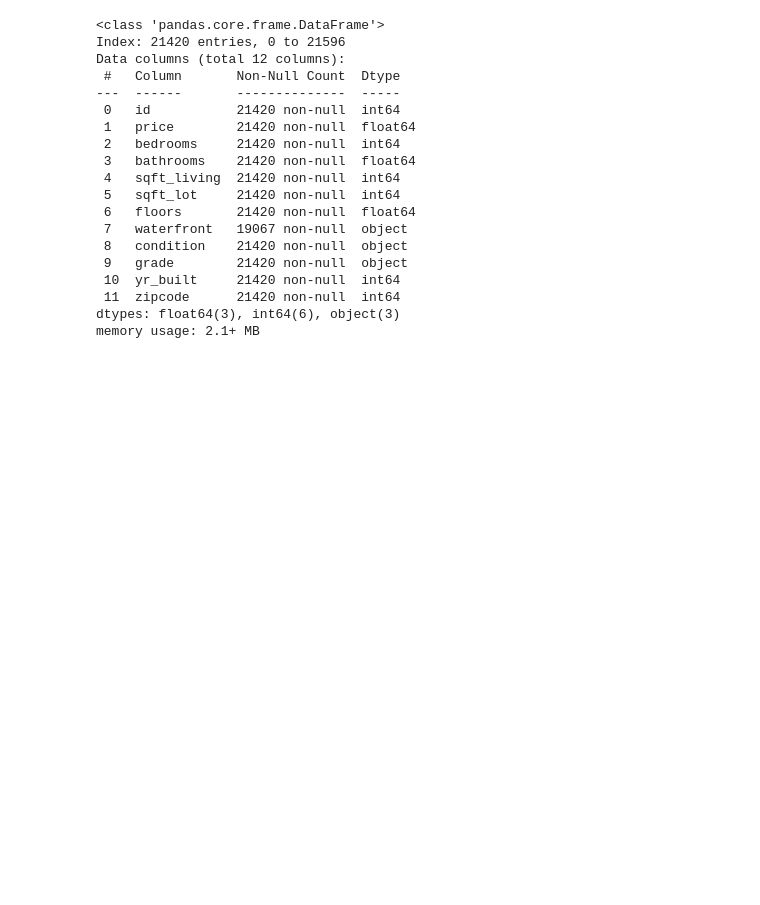
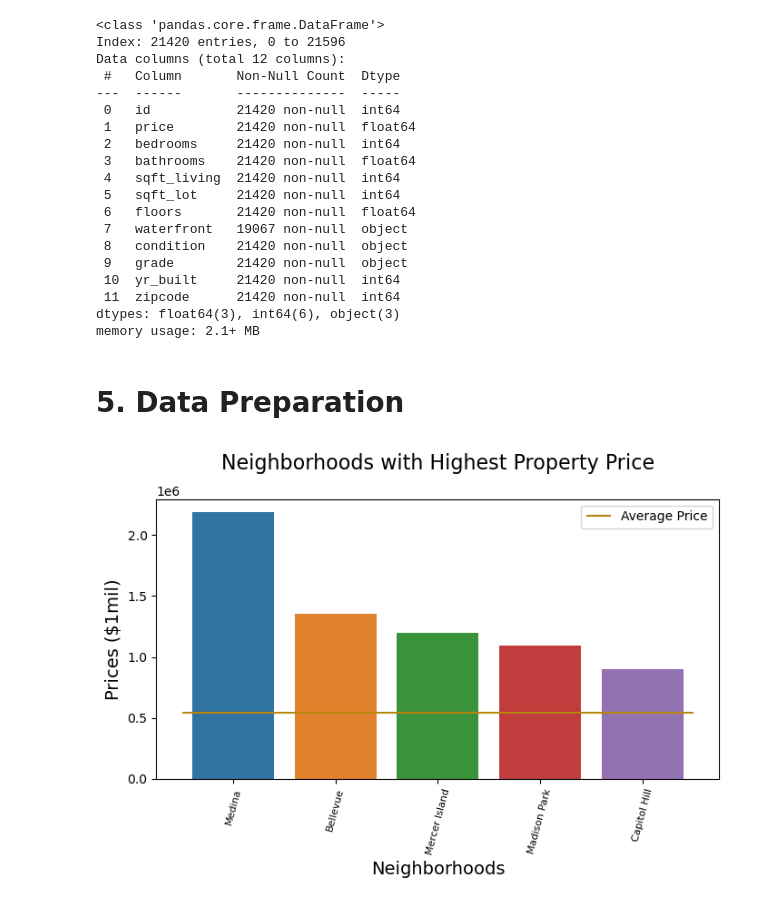
Before and after one commit to FionaNalianya/King-County-House-Sales, a Jupyter notebook: notebook.ipynb, the cells around one changed output. Cells and saved outputs as stored; diff of their text form; code cells hidden in the pictures; blank space fills up the shorter version.

```diff
--- a/notebook.ipynb
+++ b/notebook.ipynb
@@ -152,5 +116,5 @@ house = house.drop_duplicates(subset = 'id', keep = 'first')
 # %%
 # ignoring a list of features irrelevant to our analysis
 droped_features = ['date', 'view', 'sqft_above', 'sqft_basement', 'yr_renovated', 'lat', 'long', 'sqft_living15', 'sqft_lot15']
-house = house.drop(droped_features, axis = 1)
+house_features = house.drop(droped_features, axis = 1)
 # %%
@@ -178,3 +142,5 @@ memory usage: 2.1+ MB
 # %%
 # Replacing missing values on the waterfront property
 house['waterfront'] = house['waterfront'].fillna('NO')
+# %% [markdown]
+# 5. Data Preparation
@@ -180,0 +149,21 @@ house['waterfront'] = house['waterfront'].fillna('NO')
+# %%
+#property values by zipcode calculation
+house_price_zip = house.groupby("zipcode")["price"].mean().sort_values(ascending = False)[:5]
+house_mean_price = house.price.mean()
+#top5 neighborhood label for plot
+area_labels = ["Medina", "Bellevue", "Mercer Island", "Madison Park", "Capitol Hill"]
+
+#plotting the data
+plt.subplots(figsize=(8,4))
+sns.barplot(x=house_price_zip.index, y=house_price_zip, order=house_price_zip.index)
+plt.xticks(np.arange(5), area_labels, rotation=75, size=8)
+plt.hlines(house_mean_price, -.5 ,4.5, colors="darkgoldenrod", label="Average Price")
+
+plt.xlabel("Neighborhoods", size=14)
+plt.ylabel("Prices ($1mil)", size=14)
+plt.title("Neighborhoods with Highest Property Price", size=16, y=1.08)
+plt.legend()
+
+plt.show();
+# %% [output]
+[figure, added]
```
Also changed, not shown: parts of 12 cells of this notebook.
